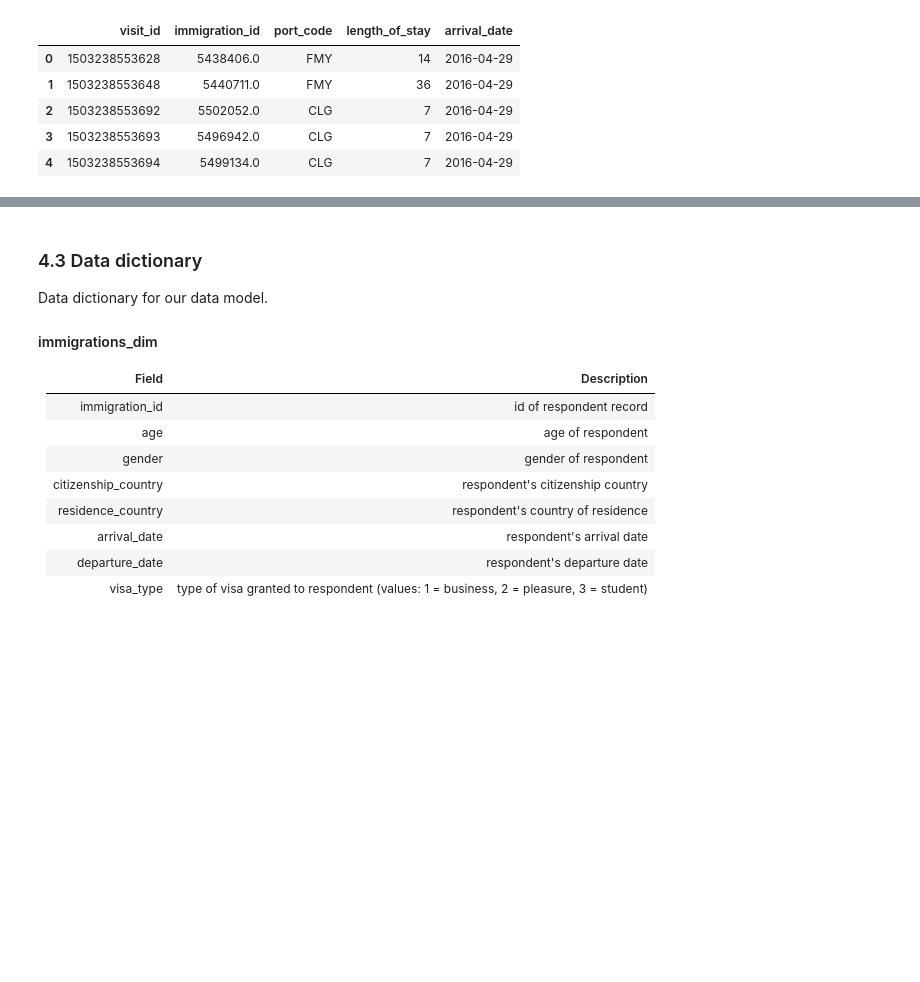
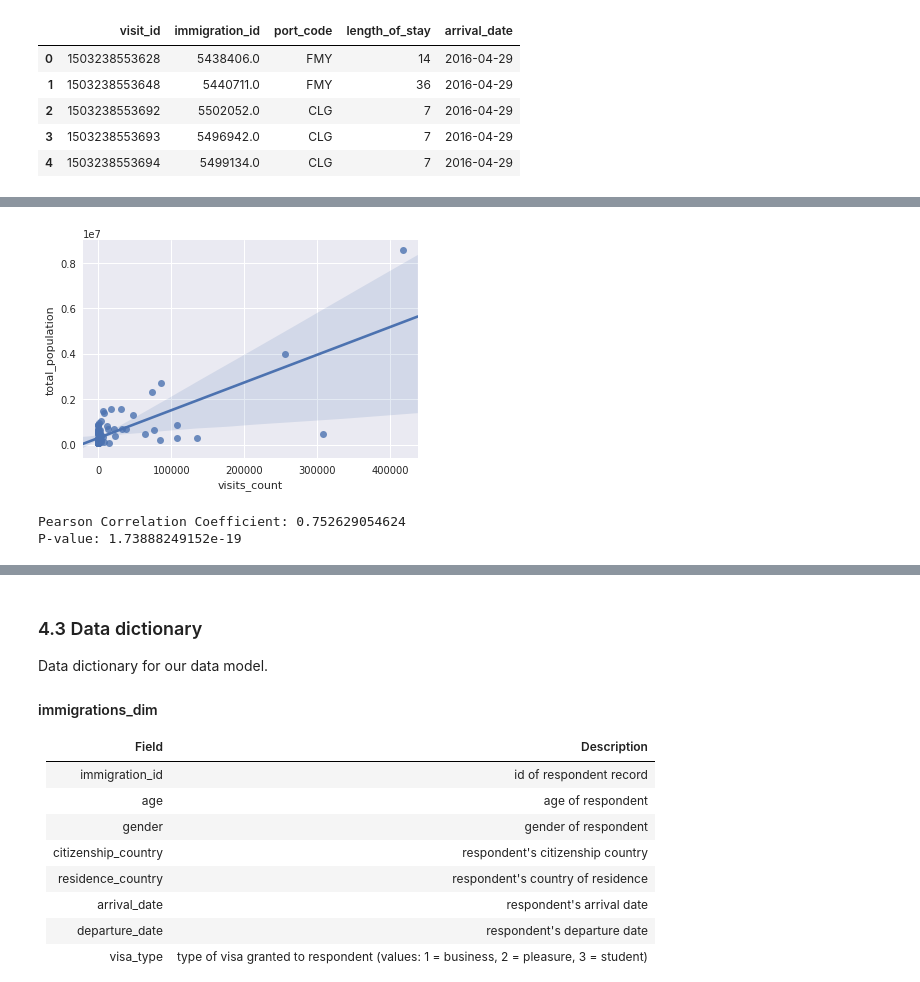
Before and after one commit to taylteller/data-engineering-pipeline, a Jupyter notebook: etl.ipynb, the cells around one changed output, grey strips where cells are left out. Drawn from its saved outputs; the diff is of its cells as text; code cells hidden in the pictures; blank space fills up the shorter version.

Commit message:
add some data analytics querying

```diff
--- a/etl.ipynb
+++ b/etl.ipynb
@@ -684,0 +729,29 @@ visits_parquet.limit(5).toPandas()
+# %%
+# get the count of visits to a city and the population at that city
+dest_pop_query = spark.sql("""
+    SELECT vis_fact.port_code, total_population, COUNT(vis_fact.port_code) AS visits_count
+    FROM vis_fact
+
+    -- get the total population for the location travelled to
+    JOIN dem_dim
+    ON vis_fact.port_code = dem_dim.port_code
+
+    -- join the immigration dimension so we can select for visa of type 'pleasure'
+    JOIN imm_dim
+    ON imm_dim.immigration_id = vis_fact.immigration_id AND visa_type = 2
+
+    GROUP BY vis_fact.port_code, total_population
+""")
+# %%
+dest_pop_query_df = dest_pop_query.toPandas()
+# %%
+visits_per_pop = sns.regplot(x="visits_count", y="total_population", data=dest_pop_query_df)
+# %% [output]
+[figure, added]
+# %%
+pearson_coef, p_value = stats.pearsonr(dest_pop_query_df['visits_count'], dest_pop_query_df['total_population'])
+print("Pearson Correlation Coefficient:", pearson_coef)
+print("P-value:", p_value)
+# %% [output]
+Pearson Correlation Coefficient: 0.752629054624
+P-value: 1.73888249152e-19
```
Also changed, not shown: parts of 15 cells of this notebook, 1 other file.
